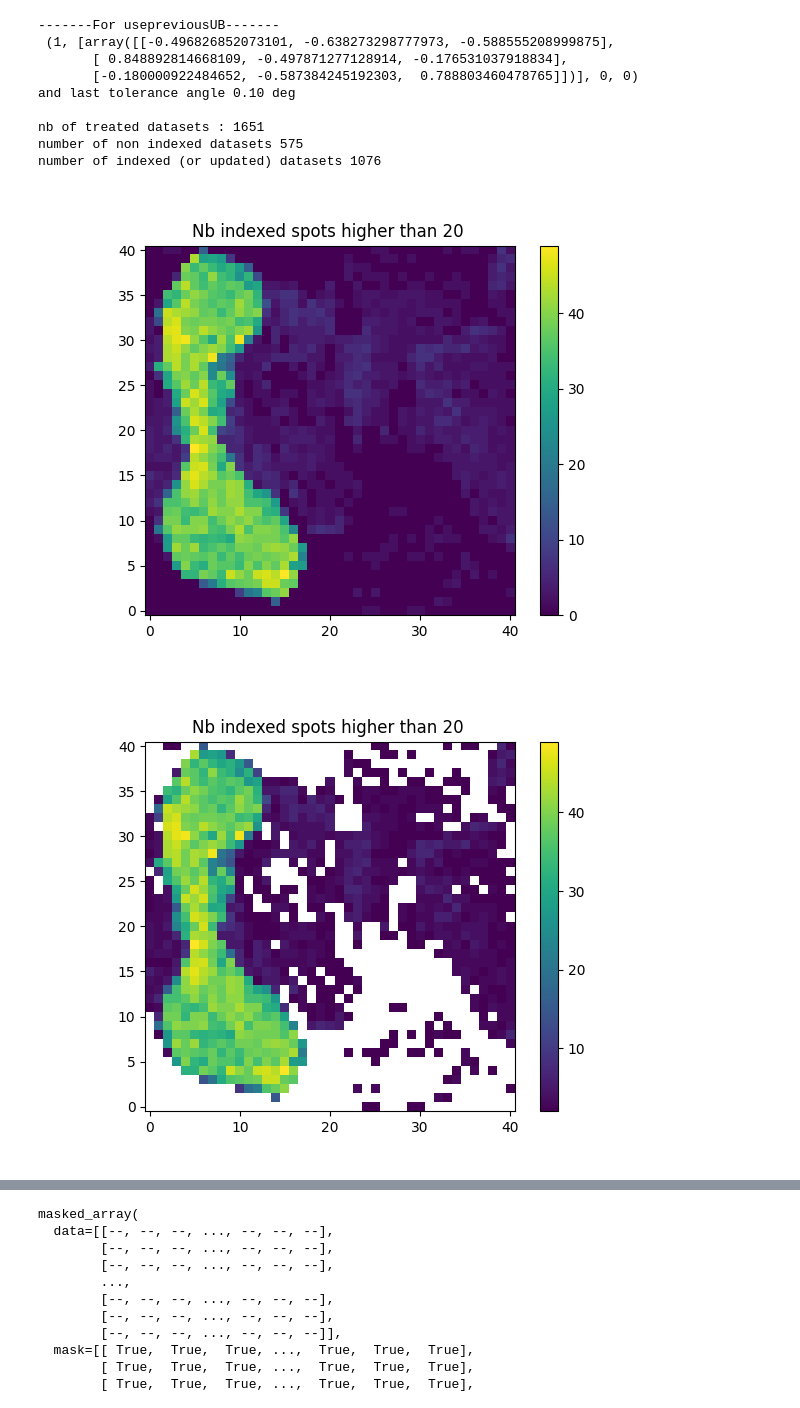
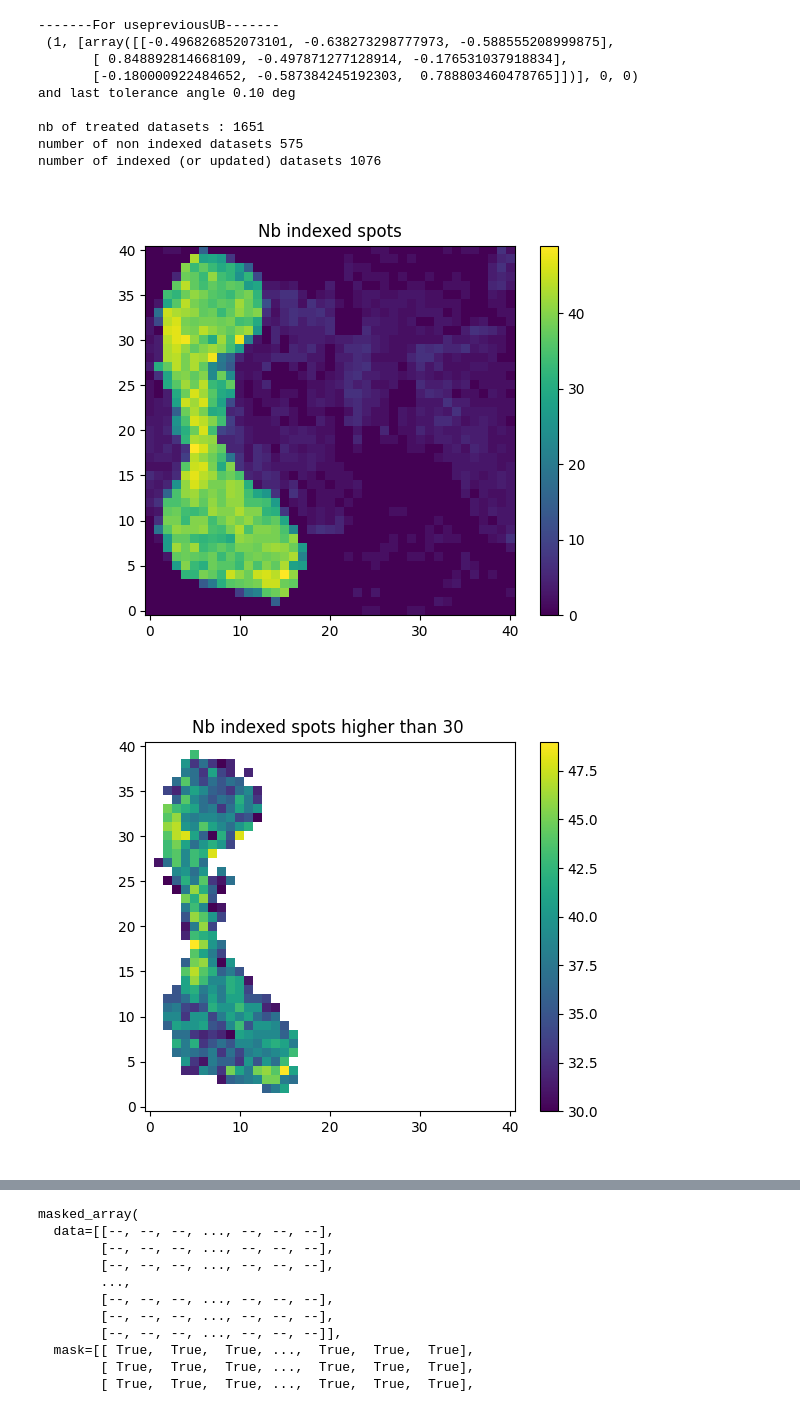
Before and after one commit to BM32ESRF/lauetools, a Jupyter notebook: LaueTools/notebooks/Indexation_MultiProcessing_april2025.ipynb, the cells around one changed output, grey strips where cells are left out. Drawn from its saved outputs; the diff is of its cells as text; code cells hidden in the pictures.

```diff
--- a/LaueTools/notebooks/Indexation_MultiProcessing_april2025.ipynb
+++ b/LaueTools/notebooks/Indexation_MultiProcessing_april2025.ipynb
@@ -159,8 +161,6 @@ if INDEX_COR_FILES_IN_FOLDER:
         print('Creating "fitfilefolder" ...')
         Path.mkdir(fitfilefolder)
 
-    corfilefolder = datfilefolder
-
     #outputfolder = '/data/visitor/blc14894/bm32/20231007/NOBACKUP/'
 
     print('images folder:  \n    =====> %s'%imagefolder)
@@ -824,31 +849,2 @@ if 0: #LOAD
 # %% [markdown]
 ## Some visualisations of results (to evaluate quality confidence)
-# %%
-# Results Summary:
-treatedimages = []
-Nbindexedimages2D = np.zeros(mapdims, dtype=int)
-MRindexedimages2D = np.zeros(mapdims, dtype=float)
-grainlistindices = []
-nonindexedimages = []
-indexedimages = []
-flagindexed = []
-n2 = mapdims[1]
-
-for elem in tqdm(allresults):
-    ix, dictmatrix, dictMR, info = elem
-    treatedimages.append(ix)
-    #print(dictmatrix)
-    if len(dictmatrix)>0:
-        flagindexed.append(True)
-        grainlistindices.append(ix)
-        indexedimages.append(ix)
-        nbindexed, MR = dictMR[0][1]
-        if isinstance(nbindexed, int):
-            Nbindexedimages2D[ix//n2, ix%n2]=nbindexed
-        if isinstance(MR, float):
-            MRindexedimages2D[ix//n2, ix%n2]=MR
-    else:
-        nonindexedimages.append(ix)
-        flagindexed.append(False)
-
-GT.printgreen('Done !')
@@ -876,21 +871,32 @@ number of indexed (or updated) datasets 1076
 fig2,ax2 = plt.subplots()
 Nbindexedimages2Dplot = copy.copy(Nbindexedimages2D)
 pp2 = ax2.imshow(Nbindexedimages2Dplot, origin='lower')
-ax2.set_title('Nb indexed spots higher than %d '%MinNbthreshold)
+ax2.set_title('Nb indexed spots')
 plt.colorbar(pp2)
 GT.format_getimageindex_imshow.__defaults__=(mapdims,)
 ax2.format_coord = GT.format_getimageindex_imshow
 # %% [output]
-[figure, old version]
+[figure, new version]
 # %%
+# some mask conditions
+cond_isnotindexed = np.invert(maskindexed2D)
+
+MinNbthreshold = 30
+cond_Nbindexed_poor = Nbindexedimages2Dplot<MinNbthreshold
+
+no_mask = False*np.ones_like(maskindexed2D)
+
+# choice for the plot
+cond218 = cond_Nbindexed_poor #no_mask #cond_Nbindexed_poor  cond_isnotindexed
+
 # using mask of indexed and refined data
 fig2,ax2 = plt.subplots()
 Nbindexedimages2Dplot = copy.copy(Nbindexedimages2D)
-Nbindexedimages2Dplot = ma.masked_where(np.invert(maskindexed2D), Nbindexedimages2Dplot)
+Nbindexedimages2Dplot = ma.masked_where(cond218, Nbindexedimages2Dplot)
 pp2 = ax2.imshow(Nbindexedimages2Dplot, origin='lower')
 ax2.set_title('Nb indexed spots higher than %d '%MinNbthreshold)
 plt.colorbar(pp2)
 GT.format_getimageindex_imshow.__defaults__=(mapdims,)
 ax2.format_coord = GT.format_getimageindex_imshow
 # %% [output]
-[figure, old version]
+[figure, new version]
```
Also changed, not shown: parts of 28 cells of this notebook.
